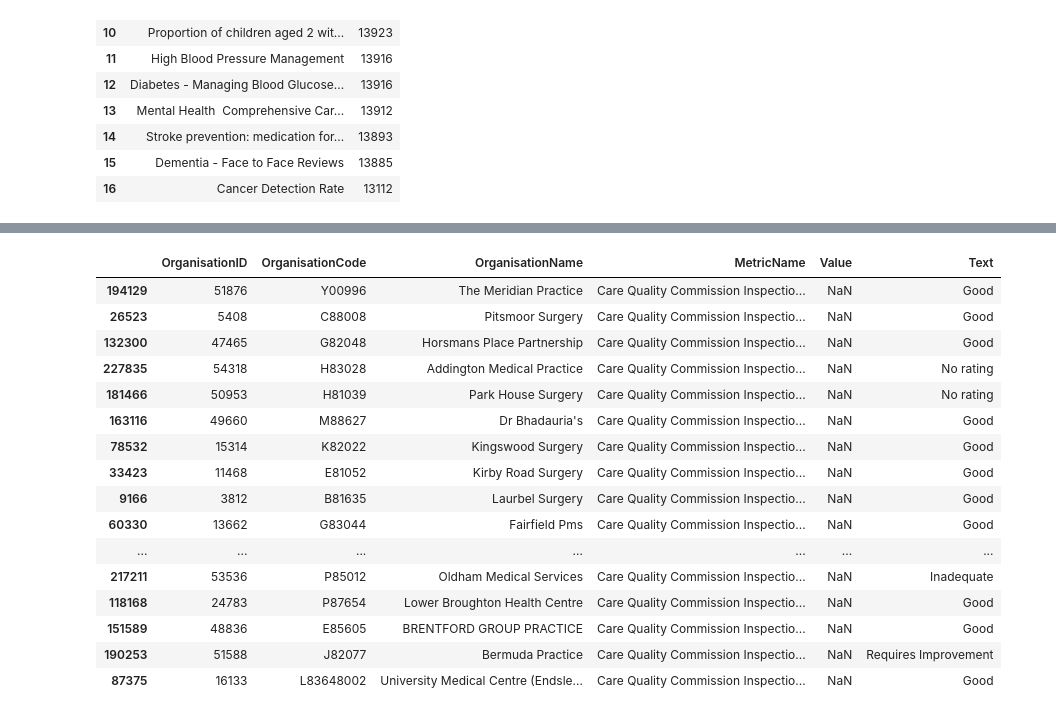
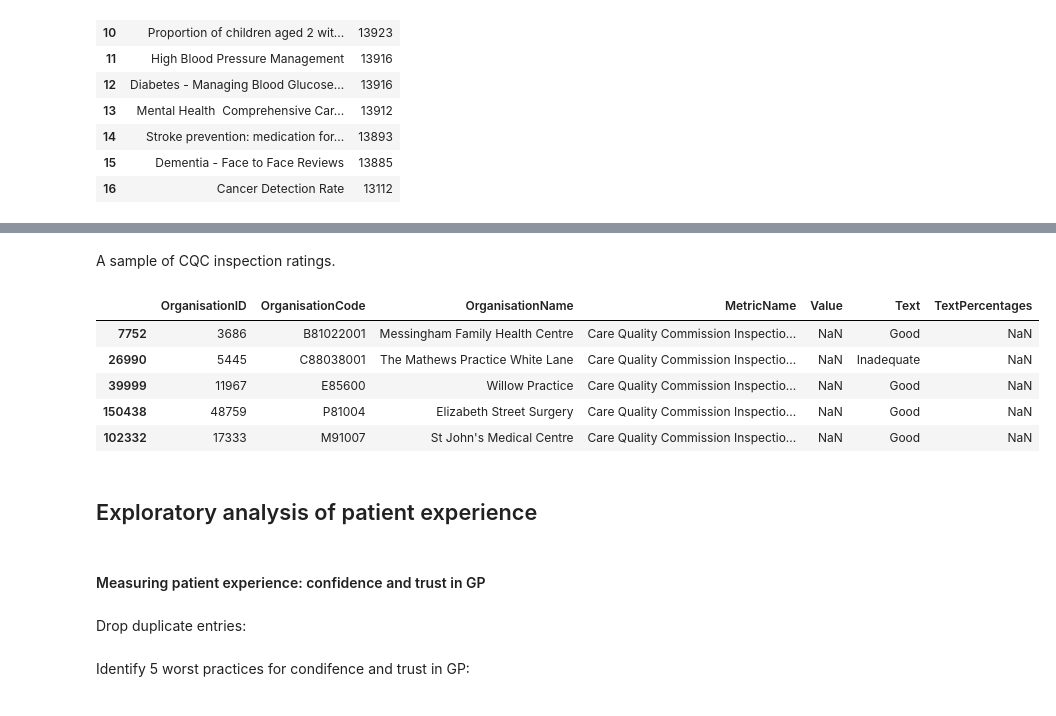
Before and after one commit to woody-g/techexer, a Jupyter notebook: Technical exercise.ipynb, the cells around one changed output, grey strips where cells are left out. Cells and saved outputs as stored; diff of their text form; code cells hidden in the pictures.

```diff
--- a/Technical exercise.ipynb
+++ b/Technical exercise.ipynb
@@ -10,9 +16,9 @@ import matplotlib.pyplot as plt
 # %% [markdown]
 #### Set CSVs:
 # %%
-gp_csv = "/Users/securedatascience4/Desktop/GPPractices.csv"
-indicators_csv = "/Users/securedatascience4/Desktop/TransparencyIndicatorsGPPerformance.csv"
-hours_csv = "/Users/securedatascience4/Desktop/GPOpeningTimes.csv"
+gp_csv = "/Users/GDEW/Dropbox/Jobs/GDS Associate DS/data_scientist_technical_exercise_data/GPPractices.csv"
+indicators_csv = "/Users/GDEW/Dropbox/Jobs/GDS Associate DS/data_scientist_technical_exercise_data/TransparencyIndicatorsGPPerformance.csv"
+hours_csv = "/Users/GDEW/Dropbox/Jobs/GDS Associate DS/data_scientist_technical_exercise_data/GPOpeningTimes.csv"
 # %% [markdown]
 #### Read CSVs:
 # %%
@@ -47,3 +137,7 @@ hours['Close'] = pd.to_datetime(hours['Close'], format='%H:%M').dt.time
+# %%
+indicators['TextPercentages'] = indicators.Text.str.extract('(\d+\.[0-9]*)')
+#convert to numeric value
+indicators['TextPercentages'] = pd.to_numeric(indicators['TextPercentages'],errors='coerce')
 # %% [markdown]
 #### Create list of headers for each dataframe:
 # %%
@@ -107,20 +208,15 @@ indicators[indicators['MetricName']=='Cancer Detection Rate'].sample(5)
+# %% [markdown]
+A sample of CQC inspection ratings.
 # %%
-indicators[indicators['MetricName']=='Care Quality Commission Inspection Ratings'].sample(20)
+indicators[indicators['MetricName']=='Care Quality Commission Inspection Ratings'].sample(5)
 # %% [output]
-|  | OrganisationID | OrganisationCode | OrganisationName | MetricName | Value | Text |
-| 194129 | 51876 | Y00996 | The Meridian Practice | Care Quality Commission Inspectio... | NaN | Good |
-| 26523 | 5408 | C88008 | Pitsmoor Surgery | Care Quality Commission Inspectio... | NaN | Good |
-| 132300 | 47465 | G82048 | Horsmans Place Partnership | Care Quality Commission Inspectio... | NaN | Good |
-| 227835 | 54318 | H83028 | Addington Medical Practice | Care Quality Commission Inspectio... | NaN | No rating |
-| 181466 | 50953 | H81039 | Park House Surgery | Care Quality Commission Inspectio... | NaN | No rating |
-| 163116 | 49660 | M88627 | Dr Bhadauria's | Care Quality Commission Inspectio... | NaN | Good |
-| 78532 | 15314 | K82022 | Kingswood Surgery | Care Quality Commission Inspectio... | NaN | Good |
-| 33423 | 11468 | E81052 | Kirby Road Surgery | Care Quality Commission Inspectio... | NaN | Good |
-| 9166 | 3812 | B81635 | Laurbel Surgery | Care Quality Commission Inspectio... | NaN | Good |
-| 60330 | 13662 | G83044 | Fairfield Pms | Care Quality Commission Inspectio... | NaN | Good |
-| ... | ... | ... | ... | ... | ... | ... |
-| 217211 | 53536 | P85012 | Oldham Medical Services | Care Quality Commission Inspectio... | NaN | Inadequate |
-| 118168 | 24783 | P87654 | Lower Broughton Health Centre | Care Quality Commission Inspectio... | NaN | Good |
-| 151589 | 48836 | E85605 | BRENTFORD GROUP PRACTICE | Care Quality Commission Inspectio... | NaN | Good |
-| 190253 | 51588 | J82077 | Bermuda Practice | Care Quality Commission Inspectio... | NaN | Requires Improvement |
-| 87375 | 16133 | L83648002 | University Medical Centre (Endsle... | Care Quality Commission Inspectio... | NaN | Good |
+|  | OrganisationID | OrganisationCode | OrganisationName | MetricName | Value | Text | TextPercentages |
+| 7752 | 3686 | B81022001 | Messingham Family Health Centre | Care Quality Commission Inspectio... | NaN | Good | NaN |
+| 26990 | 5445 | C88038001 | The Mathews Practice White Lane | Care Quality Commission Inspectio... | NaN | Inadequate | NaN |
+| 39999 | 11967 | E85600 | Willow Practice | Care Quality Commission Inspectio... | NaN | Good | NaN |
+| 150438 | 48759 | P81004 | Elizabeth Street Surgery | Care Quality Commission Inspectio... | NaN | Good | NaN |
+| 102332 | 17333 | M91007 | St John's Medical Centre | Care Quality Commission Inspectio... | NaN | Good | NaN |
+# %% [markdown]
+## Exploratory analysis of patient experience
+# %% [markdown]
+#### Measuring patient experience: confidence and trust in GP
@@ -126,0 +225,2 @@ indicators[indicators['MetricName']=='Care Quality Commission Inspection Ratings
+# %% [markdown]
+Drop duplicate entries:
@@ -126,0 +229,2 @@ indicators[indicators['MetricName']=='Care Quality Commission Inspection Ratings
+# %% [markdown]
+Identify 5 worst practices for condifence and trust in GP:
```
Also changed, not shown: parts of 53 cells of this notebook, 1 other file.
